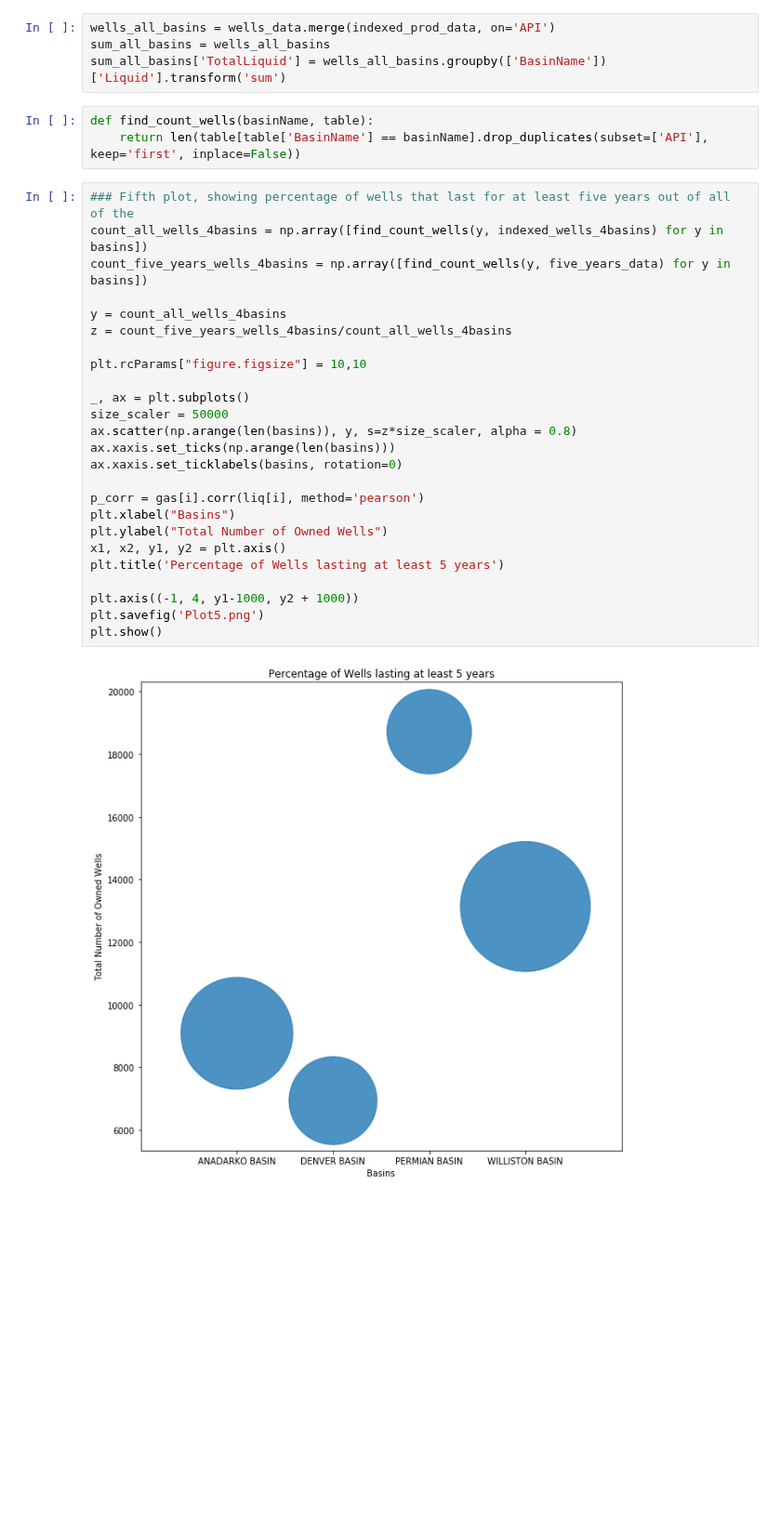
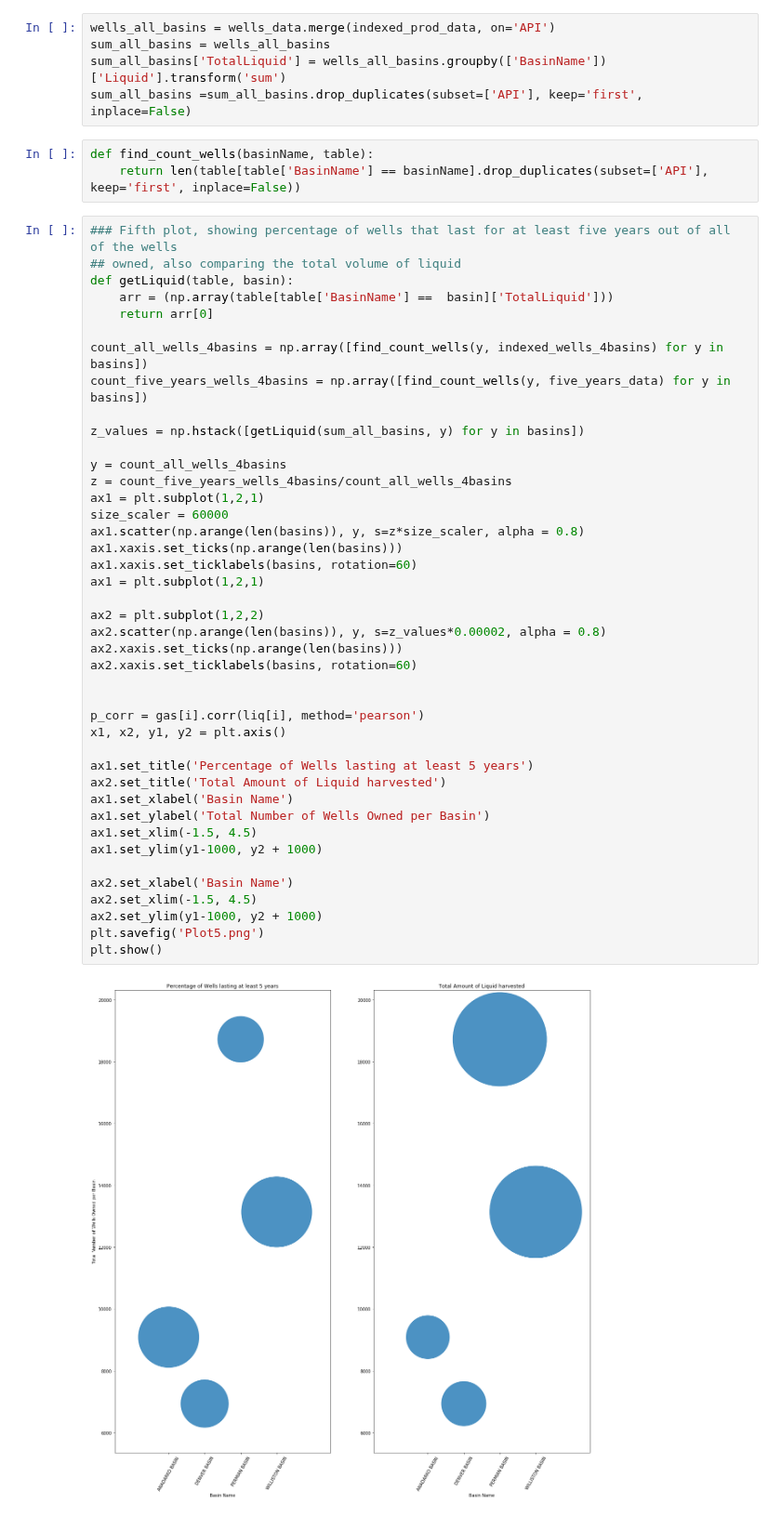
Before and after one commit to NourhanKhaled/DataScience-Project, a Jupyter notebook: Milestone1/Milestone_1.ipynb, the cells around one changed output. Shown at 93% size. Cells and saved outputs as stored; diff of their text form; blank space fills up the shorter version.

Commit message:
Update Milestone_1.ipynb
Added the 2nd subplot to plot 5

```diff
--- a/Milestone1/Milestone_1.ipynb
+++ b/Milestone1/Milestone_1.ipynb
@@ -242,33 +242,51 @@ plt.savefig('Plot4.png')
 wells_all_basins = wells_data.merge(indexed_prod_data, on='API')
 sum_all_basins = wells_all_basins
 sum_all_basins['TotalLiquid'] = wells_all_basins.groupby(['BasinName'])['Liquid'].transform('sum')
+sum_all_basins =sum_all_basins.drop_duplicates(subset=['API'], keep='first', inplace=False)
 # %%
 def find_count_wells(basinName, table):
     return len(table[table['BasinName'] == basinName].drop_duplicates(subset=['API'], keep='first', inplace=False))
 # %%
-### Fifth plot, showing percentage of wells that last for at least five years out of all of the
+### Fifth plot, showing percentage of wells that last for at least five years out of all of the wells
+## owned, also comparing the total volume of liquid
+def getLiquid(table, basin):
+    arr = (np.array(table[table['BasinName'] ==  basin]['TotalLiquid']))
+    return arr[0]
+
 count_all_wells_4basins = np.array([find_count_wells(y, indexed_wells_4basins) for y in basins])
 count_five_years_wells_4basins = np.array([find_count_wells(y, five_years_data) for y in basins])
 
+z_values = np.hstack([getLiquid(sum_all_basins, y) for y in basins])
+
 y = count_all_wells_4basins
 z = count_five_years_wells_4basins/count_all_wells_4basins
+ax1 = plt.subplot(1,2,1)
+size_scaler = 60000
+ax1.scatter(np.arange(len(basins)), y, s=z*size_scaler, alpha = 0.8)
+ax1.xaxis.set_ticks(np.arange(len(basins)))
+ax1.xaxis.set_ticklabels(basins, rotation=60)
+ax1 = plt.subplot(1,2,1)
 
-plt.rcParams["figure.figsize"] = 10,10
+ax2 = plt.subplot(1,2,2)
+ax2.scatter(np.arange(len(basins)), y, s=z_values*0.00002, alpha = 0.8)
+ax2.xaxis.set_ticks(np.arange(len(basins)))
+ax2.xaxis.set_ticklabels(basins, rotation=60)
 
-_, ax = plt.subplots()
-size_scaler = 50000
-ax.scatter(np.arange(len(basins)), y, s=z*size_scaler, alpha = 0.8)
-ax.xaxis.set_ticks(np.arange(len(basins)))
-ax.xaxis.set_ticklabels(basins, rotation=0)
 
 p_corr = gas[i].corr(liq[i], method='pearson')
-plt.xlabel("Basins")
-plt.ylabel("Total Number of Owned Wells")
 x1, x2, y1, y2 = plt.axis()
-plt.title('Percentage of Wells lasting at least 5 years')
 
-plt.axis((-1, 4, y1-1000, y2 + 1000))
+ax1.set_title('Percentage of Wells lasting at least 5 years')
+ax2.set_title('Total Amount of Liquid harvested')
+ax1.set_xlabel('Basin Name')
+ax1.set_ylabel('Total Number of Wells Owned per Basin')
+ax1.set_xlim(-1.5, 4.5)
+ax1.set_ylim(y1-1000, y2 + 1000)
+
+ax2.set_xlabel('Basin Name')
+ax2.set_xlim(-1.5, 4.5)
+ax2.set_ylim(y1-1000, y2 + 1000)
 plt.savefig('Plot5.png')
 plt.show()
 # %% [output]
-[figure, old version]
+[figure, new version]
```
Also changed, not shown: parts of 2 cells of this notebook.
